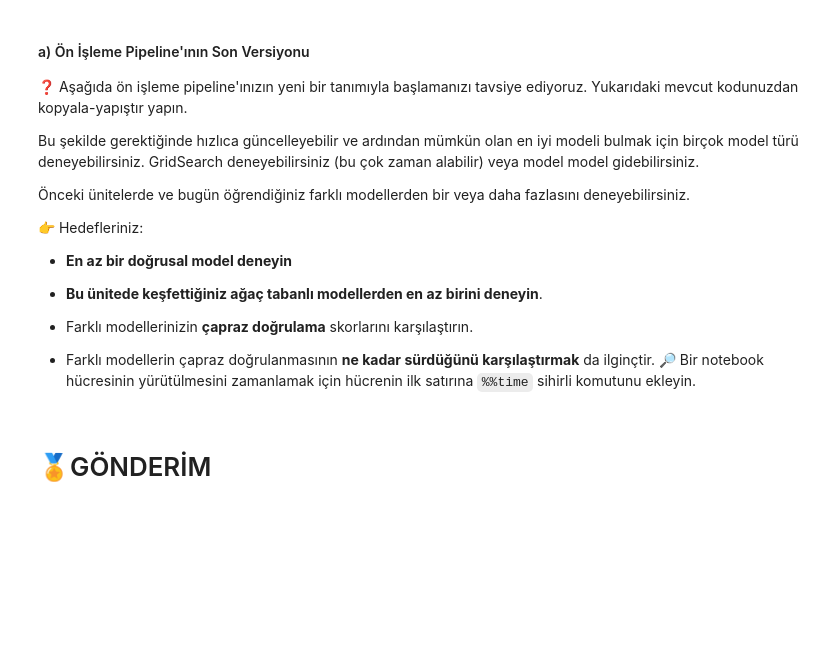
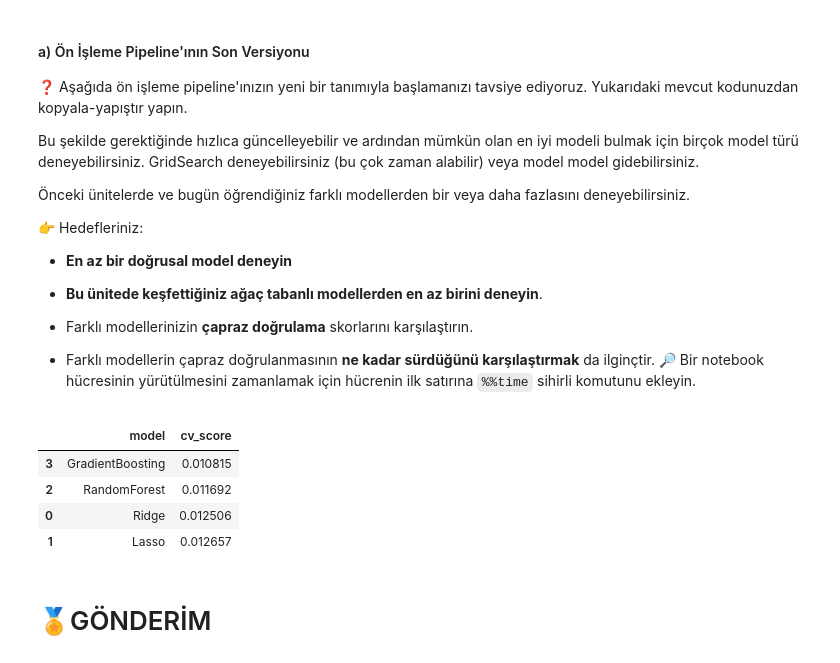
Before and after one commit to buseozgur/S17D2-S-kaggle-competition, a Jupyter notebook: houses_kaggle_competition.ipynb, the cells around one changed output. Cells and saved outputs as stored; diff of their text form; code cells hidden in the pictures; blank space fills up the shorter version.

Commit message:
Applied Gradient Boosting model and upload the csv to Kaggle.

```diff
--- a/houses_kaggle_competition.ipynb
+++ b/houses_kaggle_competition.ipynb
@@ -506,3 +588,15 @@ Amacımız aşırı öğrenmeyi sınırlamak ve eğitim süresini kısaltmak iç
+# %%
+# Adding statistical feature selection to the pipeline.
+
+feature_selector = SelectPercentile(
+    score_func=mutual_info_regression,
+)
+
+
+preproc = make_pipeline(
+    preproc_full,
+    feature_selector
+)
 # %% [markdown]
 #### Seçenek 2 - <font color=green>Çok değişkenli</font> Özellik Seçimi
 *hedef `y` ile birleşik ilişkilerine dayalı*
@@ -553,3 +645,14 @@ Pipeline'ınızın sonuna bir [`VarianceThreshold`](https://scikit-learn.org/sta
+# %%
+# Circular features (like date)
+# Train
+X["MoSold_sin"] = np.sin(2 * np.pi * X["MoSold"] / 12)
+X["MoSold_cos"] = np.cos(2 * np.pi * X["MoSold"] / 12)
+
+# Drop original
+X = X.drop(columns=["MoSold"])
+
+numeric_cols = X.select_dtypes(include=["number"]).columns
+categorical_cols = X.select_dtypes(exclude=["number"]).columns
 # %% [markdown]
 ### d) Hedef Mühendisliği (~15dk)
 # %% [markdown]
@@ -584,3 +850,16 @@ Bu şekilde gerektiğinde hızlıca güncelleyebilir ve ardından mümkün olan
+# %%
+results = pd.DataFrame({
+    "model": ["Ridge", "Lasso", "RandomForest", "GradientBoosting"],
+    "cv_score": [score_ridge, score_lasso, score_rf, score_gb]
+})
+
+results.sort_values("cv_score")
+# %% [output]
+|  | model | cv_score |
+| 3 | GradientBoosting | 0.010815 |
+| 2 | RandomForest | 0.011692 |
+| 0 | Ridge | 0.012506 |
+| 1 | Lasso | 0.012657 |
 # %% [markdown]
 # 🏅GÖNDERİM
 # %% [markdown]
```
Also changed, not shown: parts of 17 cells of this notebook.
